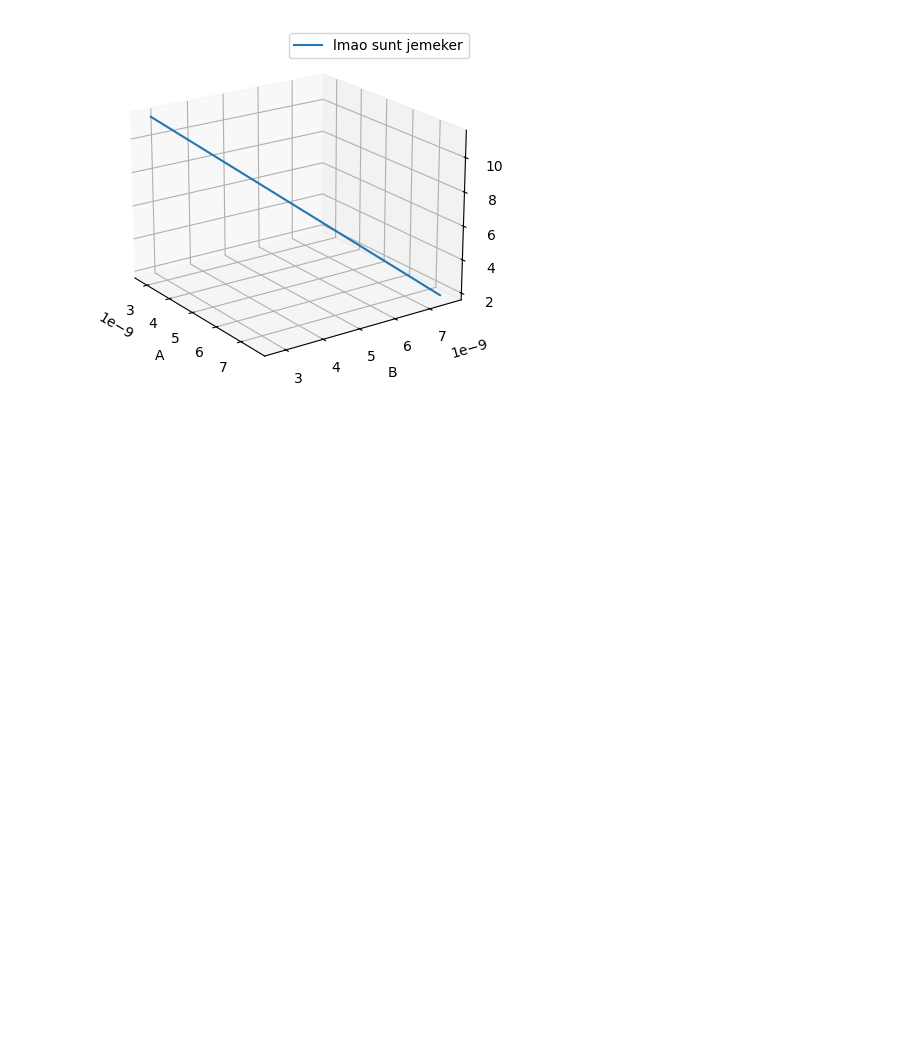
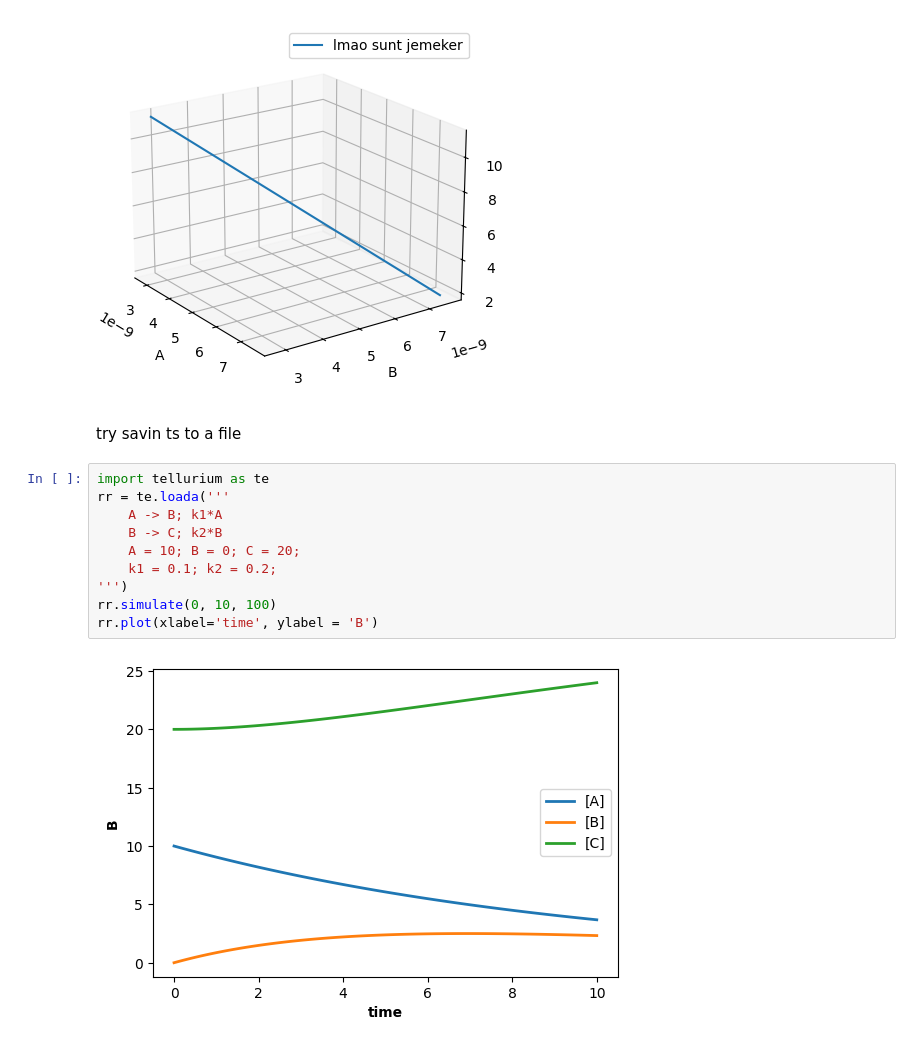
Before and after one commit to viktorashi/Open-CoNtRol, a Jupyter notebook: notebookuri/phase-portr.ipynb, the cells around one changed output. Drawn from its saved outputs; the diff is of its cells as text; blank space fills up the shorter version.

```diff
--- a/notebookuri/phase-portr.ipynb
+++ b/notebookuri/phase-portr.ipynb
@@ -51,3 +51,17 @@ ax.view_init(elev=20., azim=-35, roll=0)
 plt.show()
 # %% [output]
 [figure]
+# %% [markdown]
+try savin ts to a file
+# %%
+import tellurium as te
+rr = te.loada('''
+    A -> B; k1*A
+    B -> C; k2*B
+    A = 10; B = 0; C = 20;
+    k1 = 0.1; k2 = 0.2;
+''')
+rr.simulate(0, 10, 100)
+rr.plot(xlabel='time', ylabel = 'B')
+# %% [output]
+[figure, added]
```
Also changed, not shown: 5 other files.
